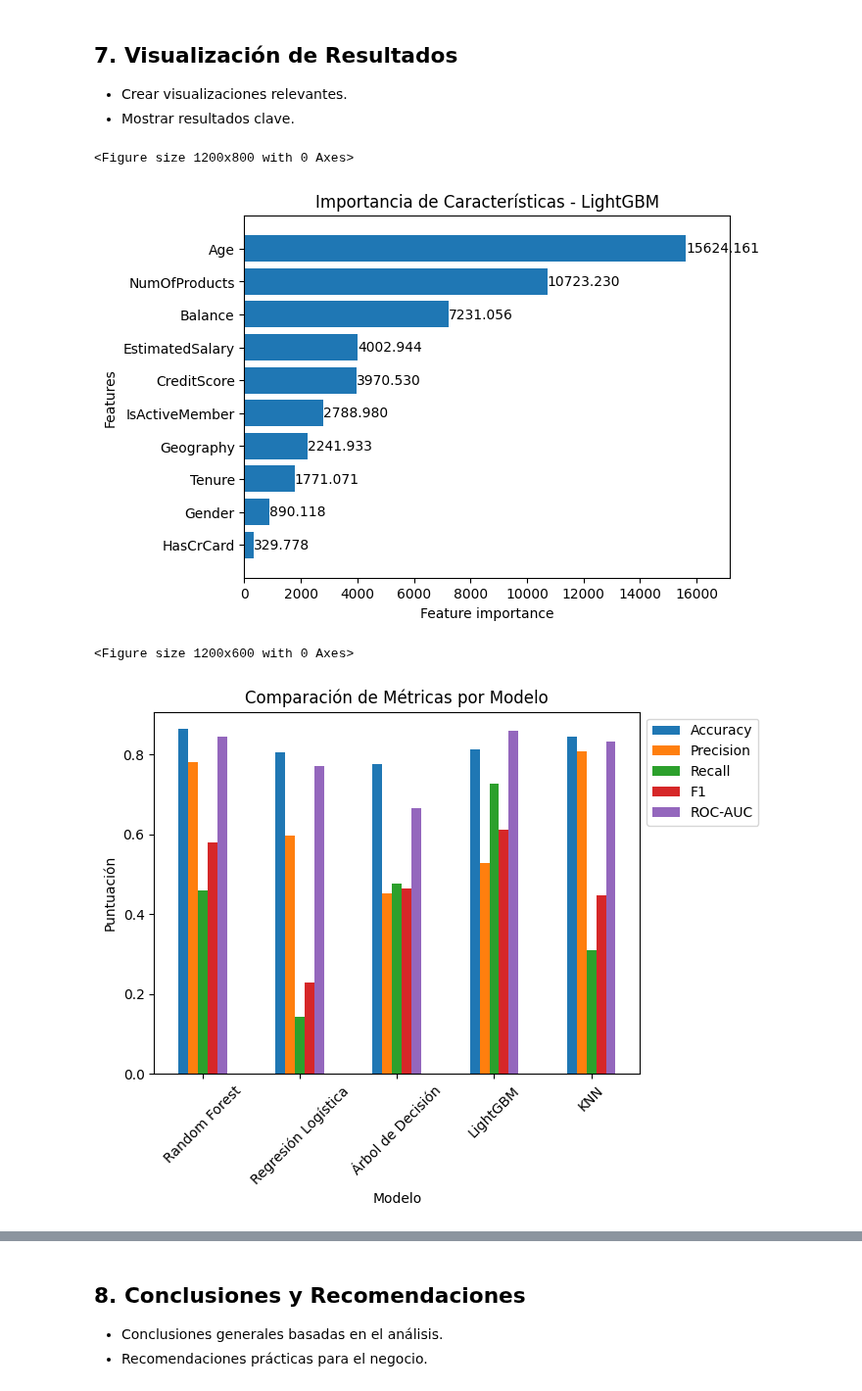
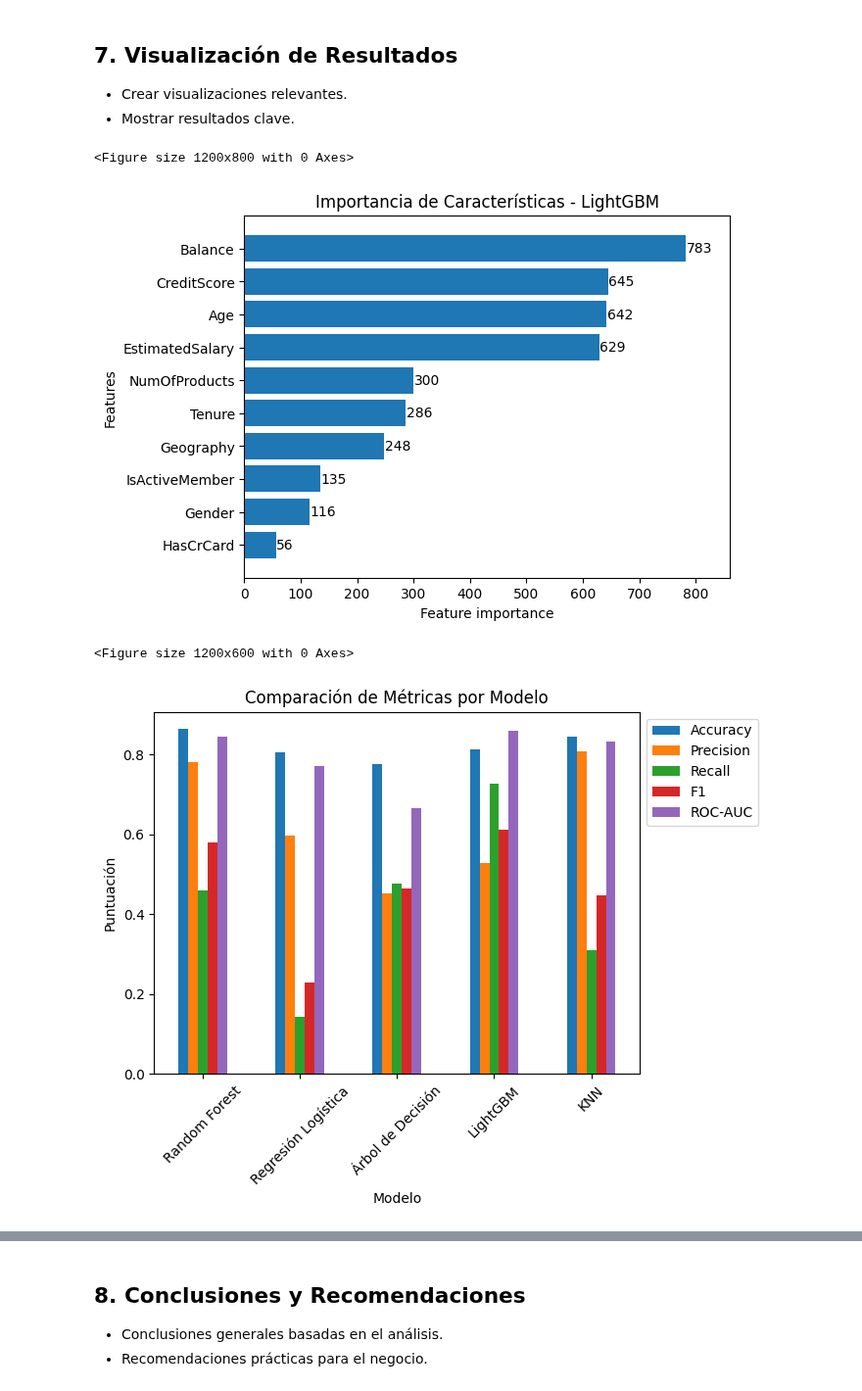
Before and after one commit to DarkinMC/CustomerChurn_Prediction_BankingSector_1AN-213_HAN_G4, a Jupyter notebook: Bank_customer_churn_pred.ipynb, the cells around one changed output, grey strips where cells are left out. Shown at 98% size. Cells and saved outputs as stored; diff of their text form; code cells hidden in the pictures.

```diff
--- a/Bank_customer_churn_pred.ipynb
+++ b/Bank_customer_churn_pred.ipynb
@@ -233,6 +233,7 @@ skf = StratifiedKFold(n_splits=5, shuffle=True, random_state=42)
 best_fold_score = -np.inf
 best_lgb = None
 results = []
+fold_metrics = []
 for fold, (train_idx, valid_idx) in enumerate(skf.split(X_train, y_train), 1):
     X_tr, X_val = X_train.iloc[train_idx], X_train.iloc[valid_idx]
     y_tr, y_val = y_train.iloc[train_idx], y_train.iloc[valid_idx]
@@ -253,7 +254,16 @@ for fold, (train_idx, valid_idx) in enumerate(skf.split(X_train, y_train), 1):
     )
 
     y_proba = lgb_model.predict_proba(X_val)[:, 1]
+    y_pred = lgb_model.predict(X_val)
     current_score = roc_auc_score(y_val, y_proba)
+    fold_metrics.append({
+        'fold': fold,
+        'accuracy': accuracy_score(y_val, y_pred),
+        'precision': precision_score(y_val, y_pred),
+        'recall': recall_score(y_val, y_pred),
+        'f1': f1_score(y_val, y_pred),
+        'roc_auc': roc_auc_score(y_val, y_proba)
+    })
 
     if current_score > best_fold_score:
         best_fold_score = current_score
@@ -269,6 +279,15 @@ for fold, (train_idx, valid_idx) in enumerate(skf.split(X_train, y_train), 1):
         val_data["Geography"] = geography_encoder.inverse_transform(val_data["Geography"])
         val_data["Gender"] = gender_encoder.inverse_transform(val_data["Gender"])
 
+avg_metrics = {
+    'accuracy': np.mean([m['accuracy'] for m in fold_metrics]),
+    'precision': np.mean([m['precision'] for m in fold_metrics]),
+    'recall': np.mean([m['recall'] for m in fold_metrics]),
+    'f1': np.mean([m['f1'] for m in fold_metrics]),
+    'roc_auc': np.mean([m['roc_auc'] for m in fold_metrics])
+}
+
+
 modelos['LightGBM'] = best_lgb
 results.append(val_data)
 # %% [output]
@@ -322,6 +341,13 @@ def evaluar_modelo(nombre, modelo, X_test, y_test):
 
     print(f"\n=== {nombre} ===")
     print(classification_report(y_test, y_pred, target_names=['No Abandonaron', 'Abandonaron']))
+    if nombre == 'LightGBM':
+        print("\n=== Métricas Promedio (5-folds) ===")
+        print(f"Exactitud: {avg_metrics['accuracy']:.4f}")
+        print(f"Precisión: {avg_metrics['precision']:.4f}")
+        print(f"Recall: {avg_metrics['recall']:.4f}")
+        print(f"F1-Score: {avg_metrics['f1']:.4f}")
+        print(f"ROC-AUC: {avg_metrics['roc_auc']:.4f}")
 
     # Matriz de Confusión
     plt.figure(figsize=(6,5))
@@ -395,38 +421,38 @@ No Abandonaron       0.86      0.85      0.86      1593
 # %%
 # Importancia de características (LightGBM)
 plt.figure(figsize=(12, 8))
-lgb.plot_importance(best_lgb, importance_type='gain', max_num_features=15,
+lgb.plot_importance(best_lgb, importance_type='split', max_num_features=15,
                     title='Importancia de Características - LightGBM',
                     height=0.8, grid=False)
 plt.show()
 
 # Comparación de modelos
 metricas = []
 for nombre, modelo in modelos.items():
     y_pred = modelo.predict(X_test)
     y_proba = modelo.predict_proba(X_test)[:, 1] if hasattr(modelo, "predict_proba") else None
 
     metricas.append({
         'Modelo': nombre,
         'Accuracy': accuracy_score(y_test, y_pred),
         'Precision': precision_score(y_test, y_pred),
         'Recall': recall_score(y_test, y_pred),
         'F1': f1_score(y_test, y_pred),
         'ROC-AUC': roc_auc_score(y_test, y_proba) if y_proba is not None else np.nan
     })
 
 df_metricas = pd.DataFrame(metricas).set_index('Modelo')
 plt.figure(figsize=(12, 6))
 df_metricas.plot(kind='bar', rot=45)
 plt.title('Comparación de Métricas por Modelo')
 plt.ylabel('Puntuación')
 plt.legend(loc='upper left', bbox_to_anchor=(1,1))
 plt.show()
 
 print(df_metricas)
 # %% [output]
 <Figure size 1200x800 with 0 Axes>
-[figure, old version]
+[figure, new version]
 <Figure size 1200x600 with 0 Axes>
 [figure]
                      Accuracy  Precision    Recall        F1   ROC-AUC
```
Also changed, not shown: parts of 2 cells of this notebook.
